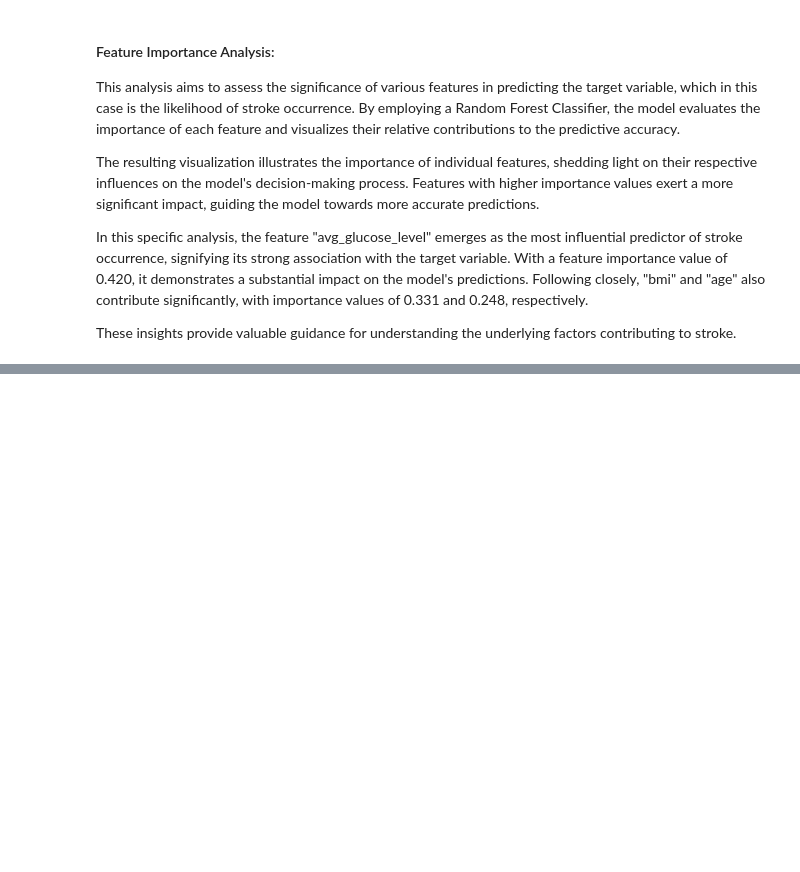
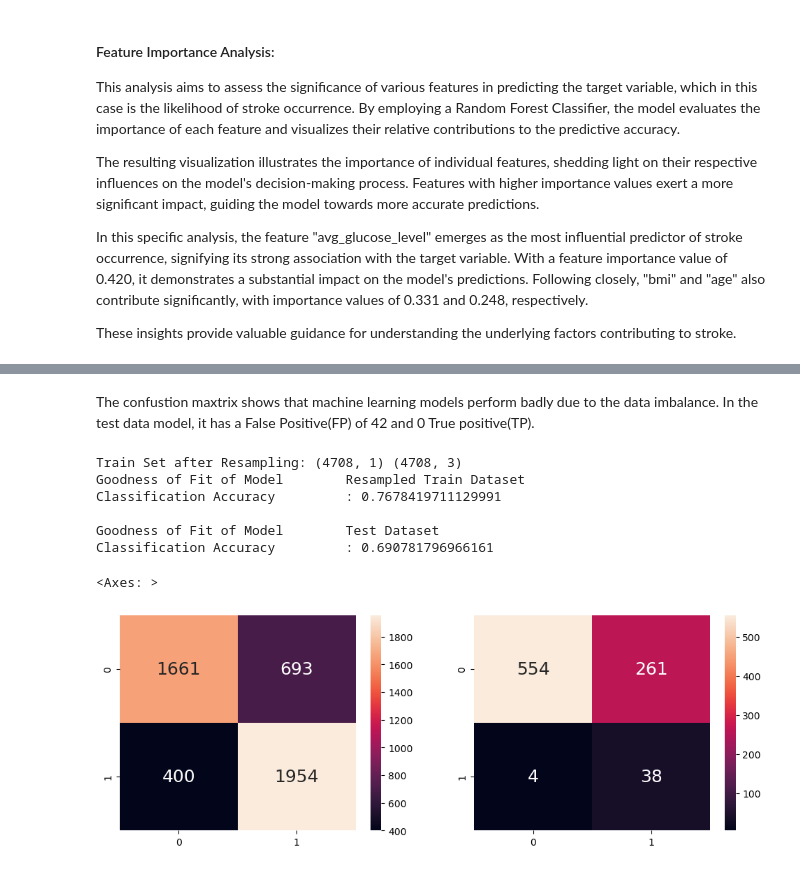
Before and after one commit to DylanTYX/SC1015-MiniProject, a Jupyter notebook: Exploratory Data Analysis.ipynb, the cells around one changed output, grey strips where cells are left out. Drawn from its saved outputs; the diff is of its cells as text; code cells hidden in the pictures; blank space fills up the shorter version.

```diff
--- a/Exploratory Data Analysis.ipynb
+++ b/Exploratory Data Analysis.ipynb
@@ -921,0 +987,48 @@ These insights provide valuable guidance for understanding the underlying factor
+# %% [markdown]
+The confustion maxtrix shows that machine learning models perform badly due to the data imbalance. In the test data model, it has a False Positive(FP) of 42 and 0 True positive(TP).
+# %%
+# Import SMOTETomek class
+from imblearn.combine import SMOTETomek
+
+# Initialize SMOTETomek
+smote_tomek = SMOTETomek(random_state=42)
+
+# Perform over-sampling and under-sampling
+x_train_resampled, y_train_resampled = smote_tomek.fit_resample(x_train, y_train)
+
+# Check the sample sizes after resampling
+print("Train Set after Resampling:", y_train_resampled.shape, x_train_resampled.shape)
+
+# Retrain the model with the resampled data
+dectree_resampled = DecisionTreeClassifier(max_depth=3)
+dectree_resampled.fit(x_train_resampled, y_train_resampled)
+
+# Predict Response corresponding to Predictors using resampled data
+y_train_resampled_pred = dectree_resampled.predict(x_train_resampled)
+y_test_resampled_pred = dectree_resampled.predict(x_test)
+
+# Check the Goodness of Fit (on Resampled Train Data)
+print("Goodness of Fit of Model \tResampled Train Dataset")
+print("Classification Accuracy \t:", dectree_resampled.score(x_train_resampled, y_train_resampled))
+print()
+
+# Check the Goodness of Fit (on Test Data)
+print("Goodness of Fit of Model \tTest Dataset")
+print("Classification Accuracy \t:", dectree_resampled.score(x_test, y_test))
+print()
+
+# Plot the Confusion Matrix for Resampled Train and Test
+f, axes = plt.subplots(1, 2, figsize=(12, 4))
+sb.heatmap(confusion_matrix(y_train_resampled, y_train_resampled_pred),
+           annot=True, fmt=".0f", annot_kws={"size": 18}, ax=axes[0])
+sb.heatmap(confusion_matrix(y_test, y_test_resampled_pred),
+           annot=True, fmt=".0f", annot_kws={"size": 18}, ax=axes[1])
+# %% [output]
+Train Set after Resampling: (4708, 1) (4708, 3)
+Goodness of Fit of Model        Resampled Train Dataset
+Classification Accuracy         : 0.7678419711129991
+
+Goodness of Fit of Model        Test Dataset
+Classification Accuracy         : 0.690781796966161
+<Axes: >
+[figure, added]
```
Also changed, not shown: parts of 6 cells of this notebook.
